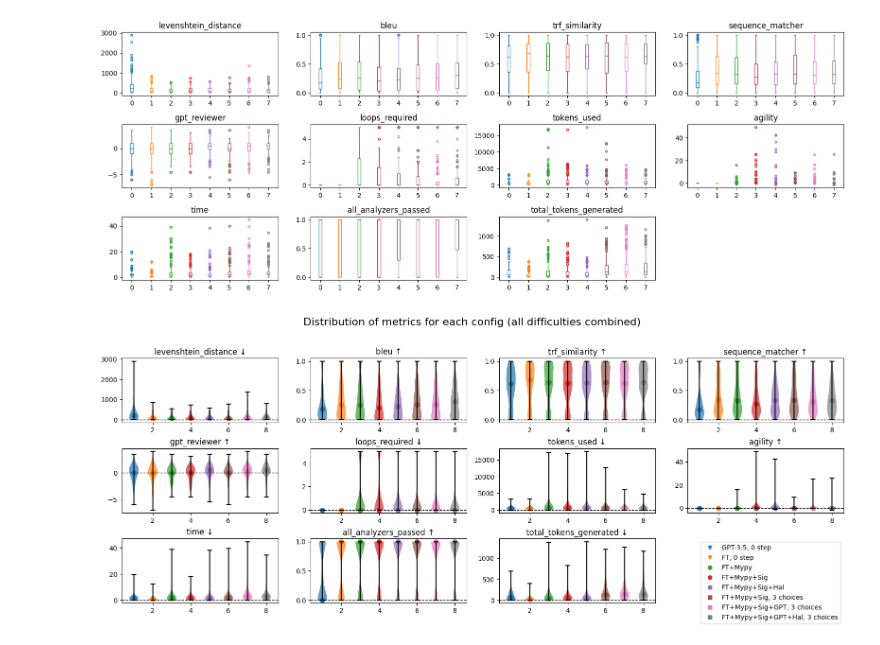
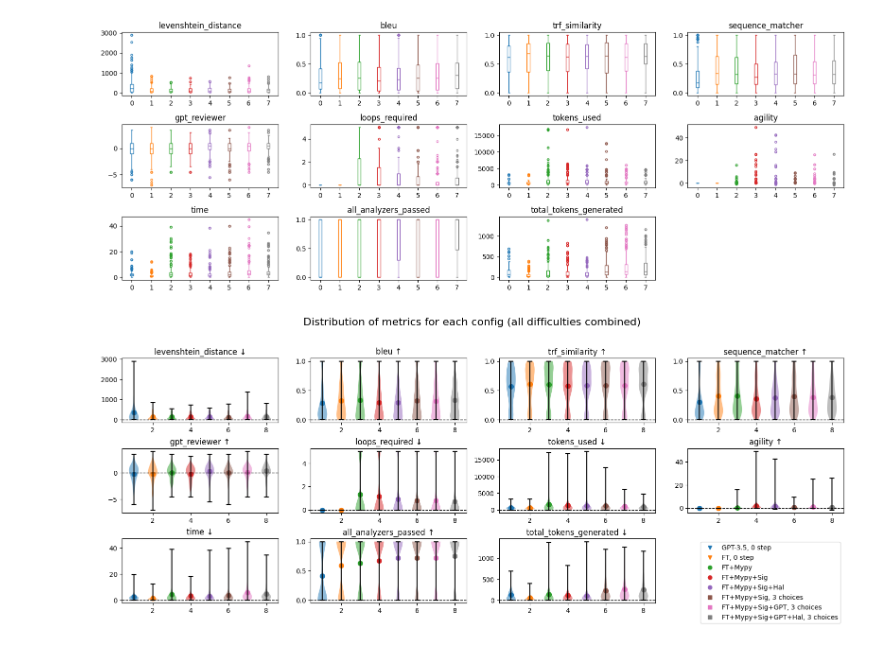
Before and after one commit to pvs-hd-tea/23ws-LLMcoder, a Jupyter notebook: experimental/evaluation.ipynb, the cells around one changed output. Drawn from its saved outputs; the diff is of its cells as text; code cells hidden in the pictures.

```diff
--- a/experimental/evaluation.ipynb
+++ b/experimental/evaluation.ipynb
@@ -161,6 +161,14 @@ def maximize_or_minimize(metric_name):
         "all_analyzers_passed_score": 1,
         "total_tokens_generated_score": -1
     }[metric_name]
+# %%
+def get_config_marker(config_name):
+    if '3_choice' in config_name:
+        return 's'
+    elif '0_step' in config_name:
+        return 'v'
+
+    return 'o'
 # %%
 fig, axes = plt.subplots(len(metric_names), 3, figsize=(20, len(metric_names)*2), sharey='row')
 
@@ -173,12 +181,7 @@ for i, (metric, ax_row) in enumerate(zip(metric_names, axes)):
             y = metrics['mean'][metric]
             yerr = metrics['std'][metric]
 
-            if '3_choice' in config_name:
-                fmt = 's'
-            elif '0_step' in config_name:
-                fmt = 'v'
-            else:
-                fmt = 'o'
+            fmt = get_config_marker(config_name)
 
             ax.errorbar(x, y, yerr=yerr, fmt=fmt, label=config_name_short(config_name))
 
@@ -295,42 +298,37 @@ for i, (metric, ax) in enumerate(zip(metric_names, axes.flatten())):
     # Customize the violin plot colors
     for pc, j in zip(parts['bodies'], range(len(sorted_config_names()))):
         pc.set_facecolor(f'C{j}')
-        pc.set_alpha(0.7)
+        pc.set_alpha(0.5)
 
     for pc in [parts['cbars'], parts['cmins'], parts['cmaxes']]:
         pc.set_edgecolor('black')
 
     # Set plot title
     ax.set_title('_'.join(metric.split('_')[:-1]) + (' ↑' if maximize_or_minimize(metric) == 1 else ' ↓'))
 
     # Plot the 0 line without changing the y-axis limits
     ax.axhline(0, color='black', linewidth=1, linestyle='--')
 
     # Show the median value for each config
     for j, config_name in enumerate(sorted_config_names()):
-        ax.scatter(j + 1, metrics_dict_config_list[config_name][metric].median(), color=f'C{j}', marker='o', s=50)
+        ax.scatter(j + 1, metrics_dict_config_list[config_name][metric].mean(), color=f'C{j}', marker='o', s=50)
 
 for ax in axes.flatten()[len(metric_names):-1]:
     ax.set_visible(False)
 
 # In the last axis, plot the legend
 ax = axes.flatten()[-1]
 for j, config_name in enumerate(sorted_config_names()):
-    if '3_choice' in config_name:
-        fmt = 's'
-    elif '0_step' in config_name:
-        fmt = 'v'
-    else:
-        fmt = 'o'
+    fmt = get_config_marker(config_name)
 
     ax.errorbar([], [], fmt=fmt, label=config_name_short(config_name), color=f'C{j}')
 
 ax.legend()
 ax.set_axis_off()
 
 fig.tight_layout()
 
 fig.suptitle('Distribution of metrics for each config (all difficulties combined)', fontsize=16)
 fig.subplots_adjust(top=0.85)
 # %% [output]
-[figure, old version]
+[figure, new version]
```
Also changed, not shown: parts of 3 cells of this notebook.
